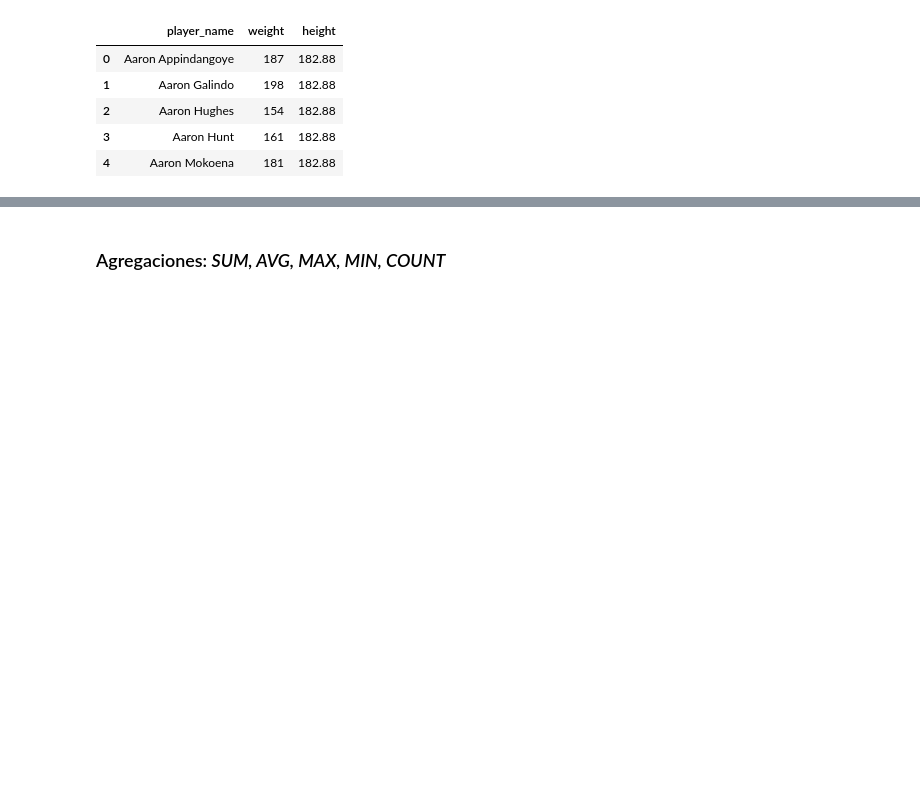
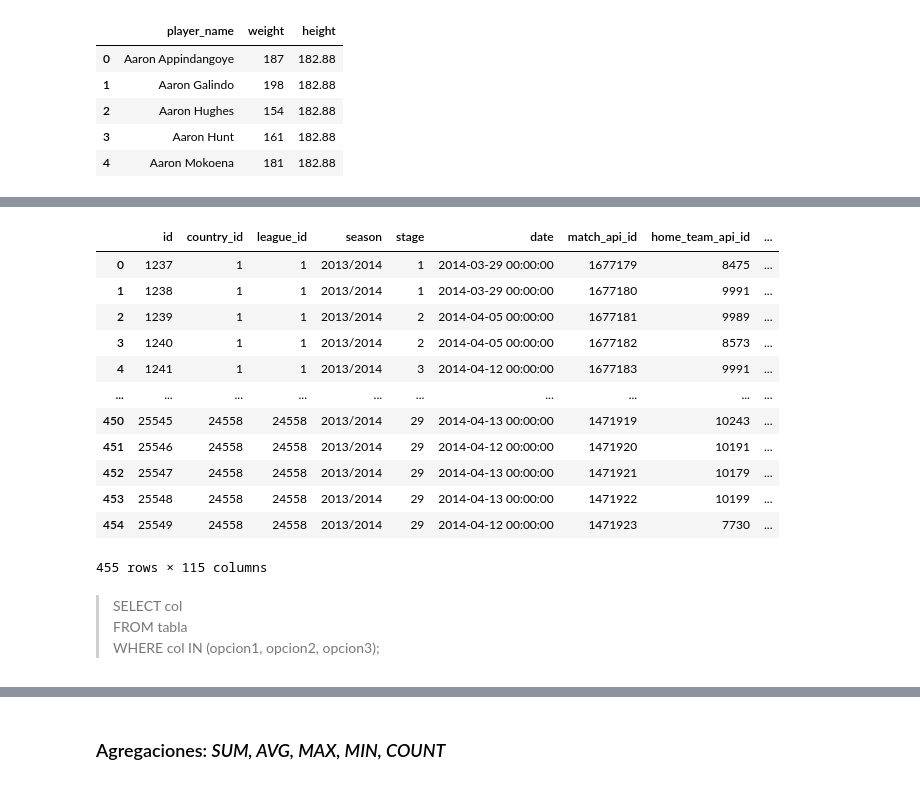
Before and after one commit to alrakomala/DataScienceDCI, a Jupyter notebook: SQL/ejemplo_sqlite.ipynb, the cells around one changed output, grey strips where cells are left out. Saved outputs shown, nothing was run; the diff lists cells and outputs as text; code cells hidden in the pictures; blank space fills up the shorter version.

```diff
--- a/SQL/ejemplo_sqlite.ipynb
+++ b/SQL/ejemplo_sqlite.ipynb
@@ -196 +233,23 @@ pd.read_sql("""SELECT player_name, weight, height
+# %%
+pd.read_sql("""SELECT *
+                FROM Match
+                WHERE date BETWEEN '2014-03-15' AND '2014-04-15'""", conn)
+# %% [output]
+|  | id | country_id | league_id | season | stage | date | match_api_id | home_team_api_id | ... |
+| 0 | 1237 | 1 | 1 | 2013/2014 | 1 | 2014-03-29 00:00:00 | 1677179 | 8475 | ... |
+| 1 | 1238 | 1 | 1 | 2013/2014 | 1 | 2014-03-29 00:00:00 | 1677180 | 9991 | ... |
+| 2 | 1239 | 1 | 1 | 2013/2014 | 2 | 2014-04-05 00:00:00 | 1677181 | 9989 | ... |
+| 3 | 1240 | 1 | 1 | 2013/2014 | 2 | 2014-04-05 00:00:00 | 1677182 | 8573 | ... |
+| 4 | 1241 | 1 | 1 | 2013/2014 | 3 | 2014-04-12 00:00:00 | 1677183 | 9991 | ... |
+| ... | ... | ... | ... | ... | ... | ... | ... | ... | ... |
+| 450 | 25545 | 24558 | 24558 | 2013/2014 | 29 | 2014-04-13 00:00:00 | 1471919 | 10243 | ... |
+| 451 | 25546 | 24558 | 24558 | 2013/2014 | 29 | 2014-04-12 00:00:00 | 1471920 | 10191 | ... |
+| 452 | 25547 | 24558 | 24558 | 2013/2014 | 29 | 2014-04-13 00:00:00 | 1471921 | 10179 | ... |
+| 453 | 25548 | 24558 | 24558 | 2013/2014 | 29 | 2014-04-13 00:00:00 | 1471922 | 10199 | ... |
+| 454 | 25549 | 24558 | 24558 | 2013/2014 | 29 | 2014-04-12 00:00:00 | 1471923 | 7730 | ... |
+455 rows × 115 columns
+# %% [markdown]
+> SELECT col \
+> FROM tabla \
+> WHERE col IN (opcion1, opcion2, opcion3);
 # %% [markdown]
```
Also changed, not shown: parts of 29 cells of this notebook, 3 other files.
